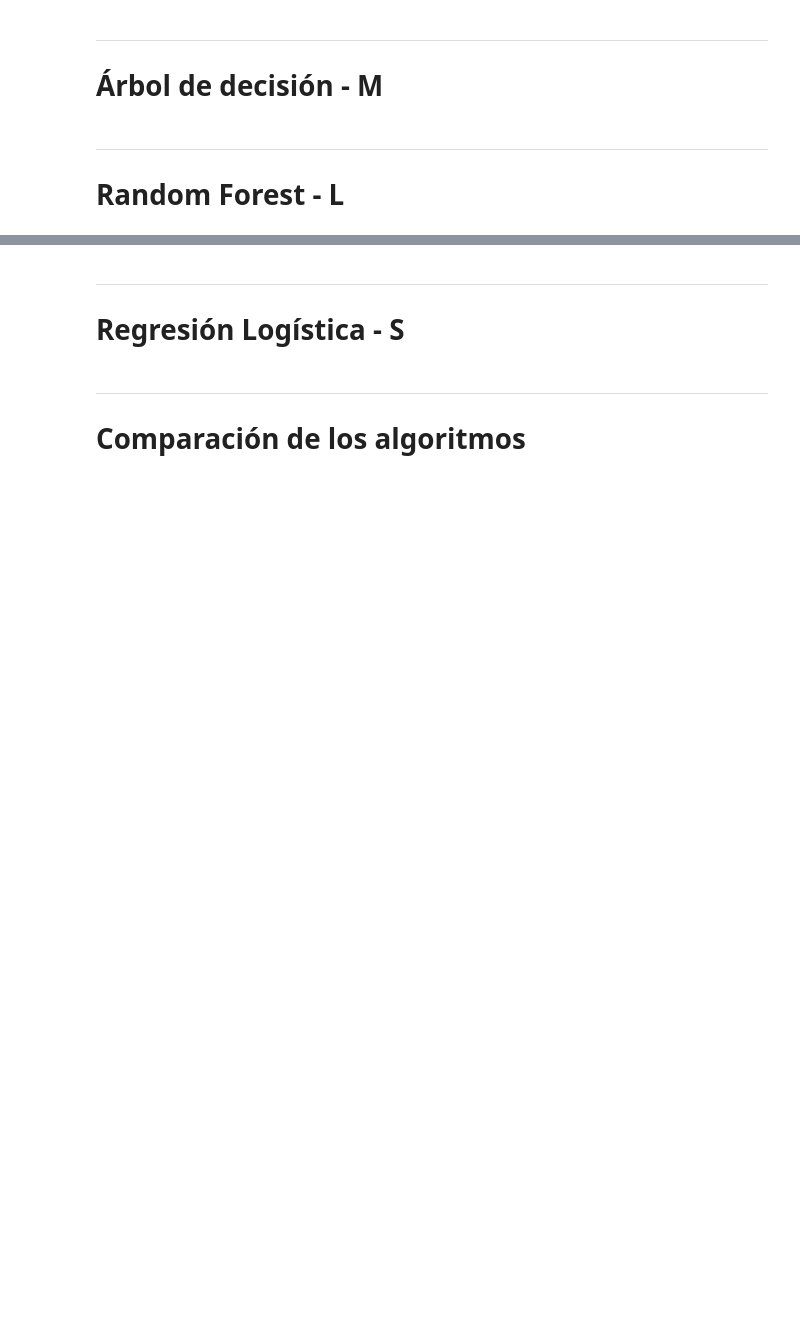
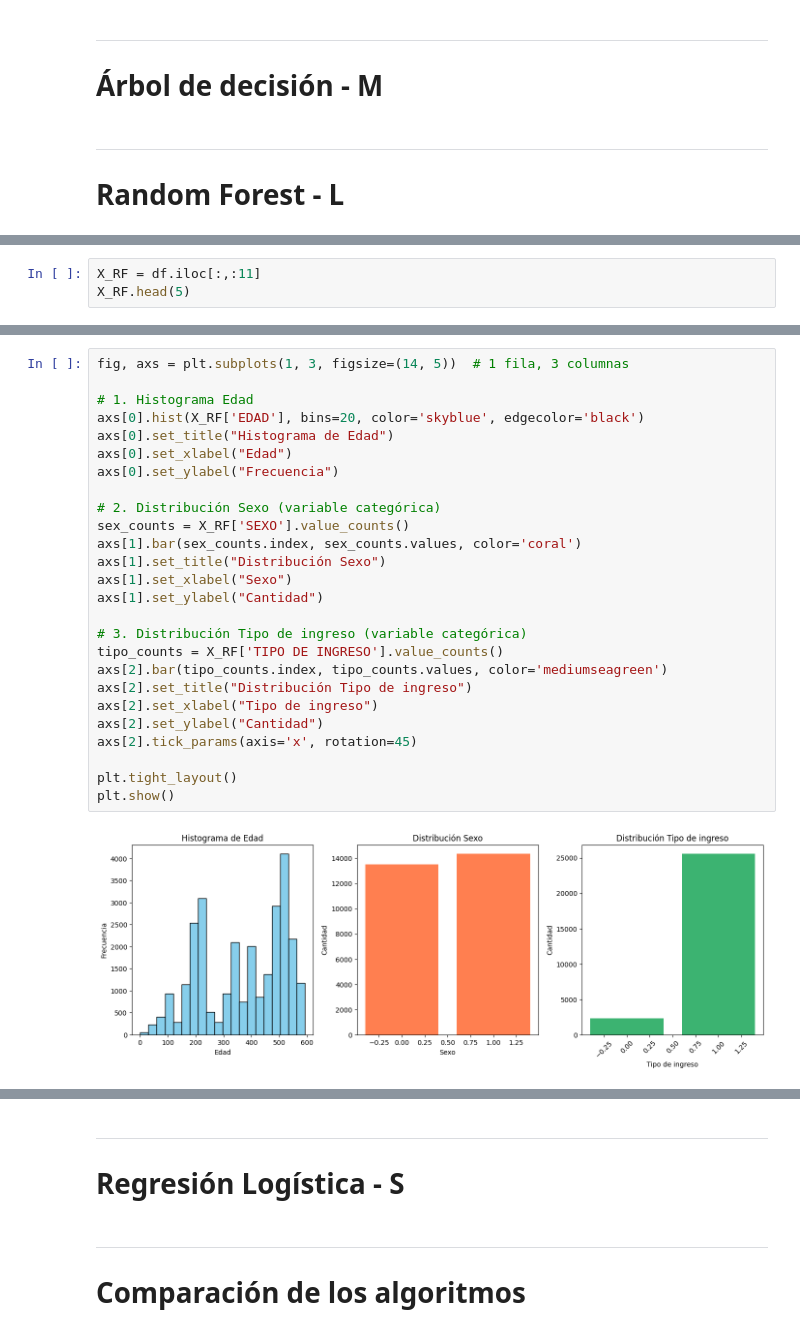
Before and after one commit to Santiago-Rivera-Estrada/Practica2InfoMedica, a Jupyter notebook: Informe_Practica2 (1).ipynb, the cells around one changed output, grey strips where cells are left out. Drawn from its saved outputs; the diff is of its cells as text; blank space fills up the shorter version.

```diff
--- a/Informe_Practica2 (1).ipynb
+++ b/Informe_Practica2 (1).ipynb
@@ -593,0 +610,3 @@ print(y.value_counts(normalize=True).head(10))
+# %%
+X_RF = df.iloc[:,:11]
+X_RF.head(5)
@@ -593,0 +646,28 @@ print(y.value_counts(normalize=True).head(10))
+# %%
+fig, axs = plt.subplots(1, 3, figsize=(14, 5))  # 1 fila, 3 columnas
+
+# 1. Histograma Edad
+axs[0].hist(X_RF['EDAD'], bins=20, color='skyblue', edgecolor='black')
+axs[0].set_title("Histograma de Edad")
+axs[0].set_xlabel("Edad")
+axs[0].set_ylabel("Frecuencia")
+
+# 2. Distribución Sexo (variable categórica)
+sex_counts = X_RF['SEXO'].value_counts()
+axs[1].bar(sex_counts.index, sex_counts.values, color='coral')
+axs[1].set_title("Distribución Sexo")
+axs[1].set_xlabel("Sexo")
+axs[1].set_ylabel("Cantidad")
+
+# 3. Distribución Tipo de ingreso (variable categórica)
+tipo_counts = X_RF['TIPO DE INGRESO'].value_counts()
+axs[2].bar(tipo_counts.index, tipo_counts.values, color='mediumseagreen')
+axs[2].set_title("Distribución Tipo de ingreso")
+axs[2].set_xlabel("Tipo de ingreso")
+axs[2].set_ylabel("Cantidad")
+axs[2].tick_params(axis='x', rotation=45)
+
+plt.tight_layout()
+plt.show()
+# %% [output]
+[figure, added]
```
Also changed, not shown: parts of 28 cells of this notebook, 1 other file.
